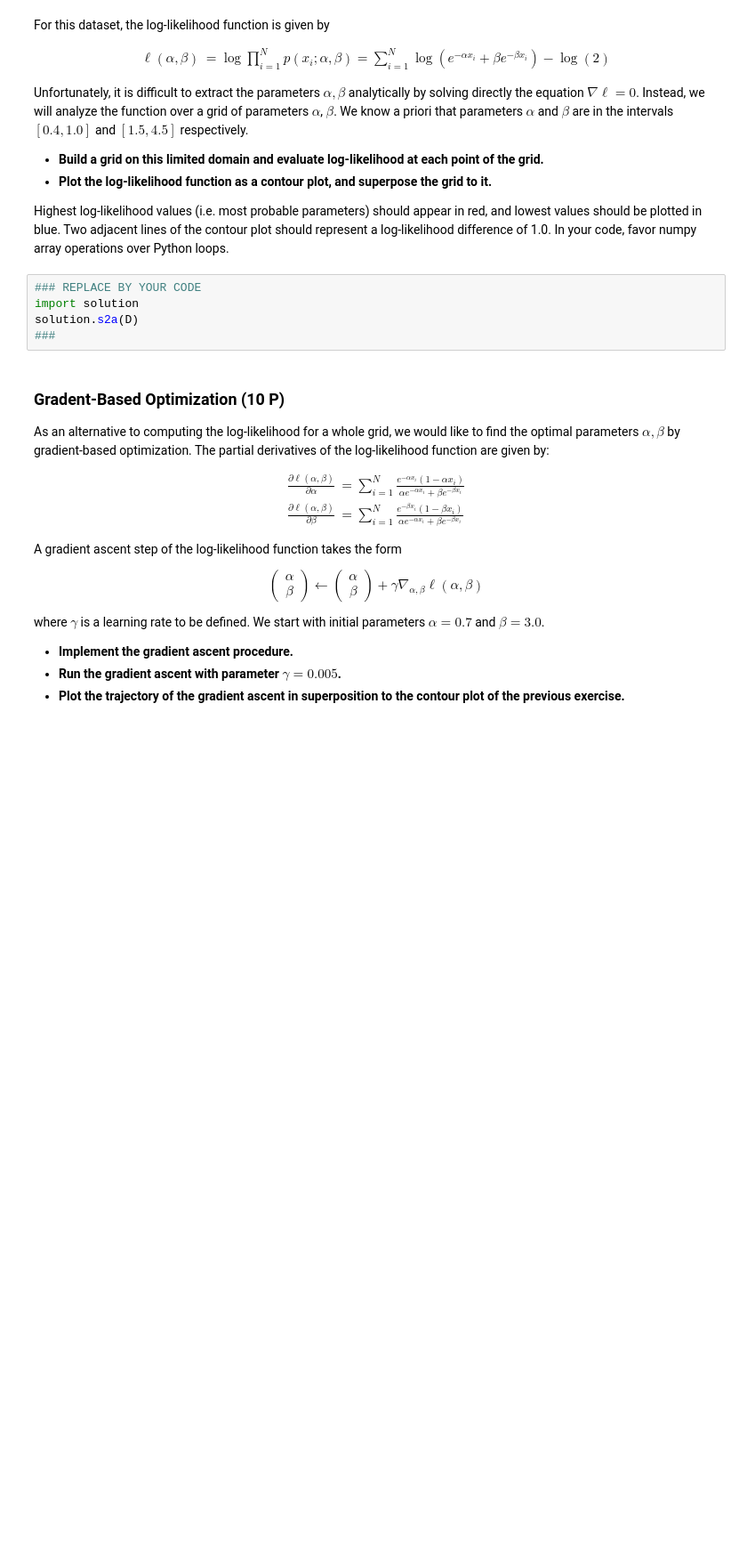
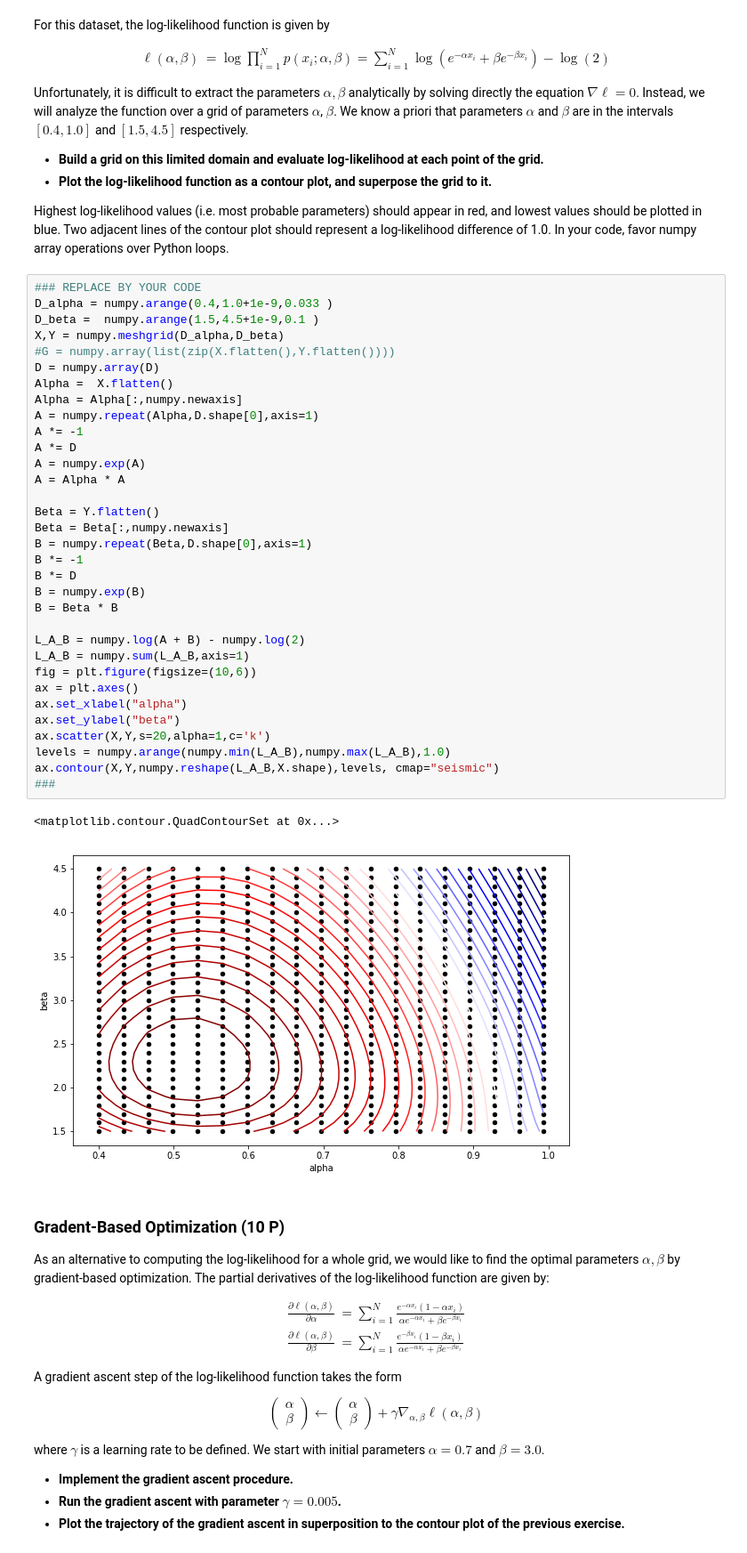
Before and after one commit to tbuz/MachineLearning-TUB, a Jupyter notebook: Week_2/Programming/sheet02.ipynb, the cells around one changed output. Shown: that part at 89% size. Cells and saved outputs as stored; diff of their text form; blank space fills up the shorter version.

```diff
--- a/Week_2/Programming/sheet02.ipynb
+++ b/Week_2/Programming/sheet02.ipynb
@@ -101,11 +136,42 @@ Unfortunately, it is difficult to extract the parameters $\alpha,\beta$ analytic
 * **Plot the log-likelihood function as a contour plot, and superpose the grid to it.**
 
 Highest log-likelihood values (i.e. most probable parameters) should appear in red, and lowest values should be plotted in blue. Two adjacent lines of the contour plot should represent a log-likelihood difference of 1.0. In your code, favor numpy array operations over Python loops.
-# %%
-### REPLACE BY YOUR CODE
-import solution
-solution.s2a(D)
-###
+# %%
+### REPLACE BY YOUR CODE
+D_alpha = numpy.arange(0.4,1.0+1e-9,0.033 )
+D_beta =  numpy.arange(1.5,4.5+1e-9,0.1 )
+X,Y = numpy.meshgrid(D_alpha,D_beta)
+#G = numpy.array(list(zip(X.flatten(),Y.flatten())))
+D = numpy.array(D)
+Alpha =  X.flatten()
+Alpha = Alpha[:,numpy.newaxis]
+A = numpy.repeat(Alpha,D.shape[0],axis=1)
+A *= -1
+A *= D
+A = numpy.exp(A)
+A = Alpha * A
+
+Beta = Y.flatten()
+Beta = Beta[:,numpy.newaxis]
+B = numpy.repeat(Beta,D.shape[0],axis=1)
+B *= -1
+B *= D
+B = numpy.exp(B)
+B = Beta * B
+
+L_A_B = numpy.log(A + B) - numpy.log(2)
+L_A_B = numpy.sum(L_A_B,axis=1)
+fig = plt.figure(figsize=(10,6))
+ax = plt.axes()
+ax.set_xlabel("alpha")
+ax.set_ylabel("beta")
+ax.scatter(X,Y,s=20,alpha=1,c='k')
+levels = numpy.arange(numpy.min(L_A_B),numpy.max(L_A_B),1.0)
+ax.contour(X,Y,numpy.reshape(L_A_B,X.shape),levels, cmap="seismic")
+###
+# %% [output]
+<matplotlib.contour.QuadContourSet at 0x...>
+[figure, added]
 # %% [markdown]
 ### Gradent-Based Optimization (10 P)
 
```
Also changed, not shown: parts of 6 cells of this notebook.
